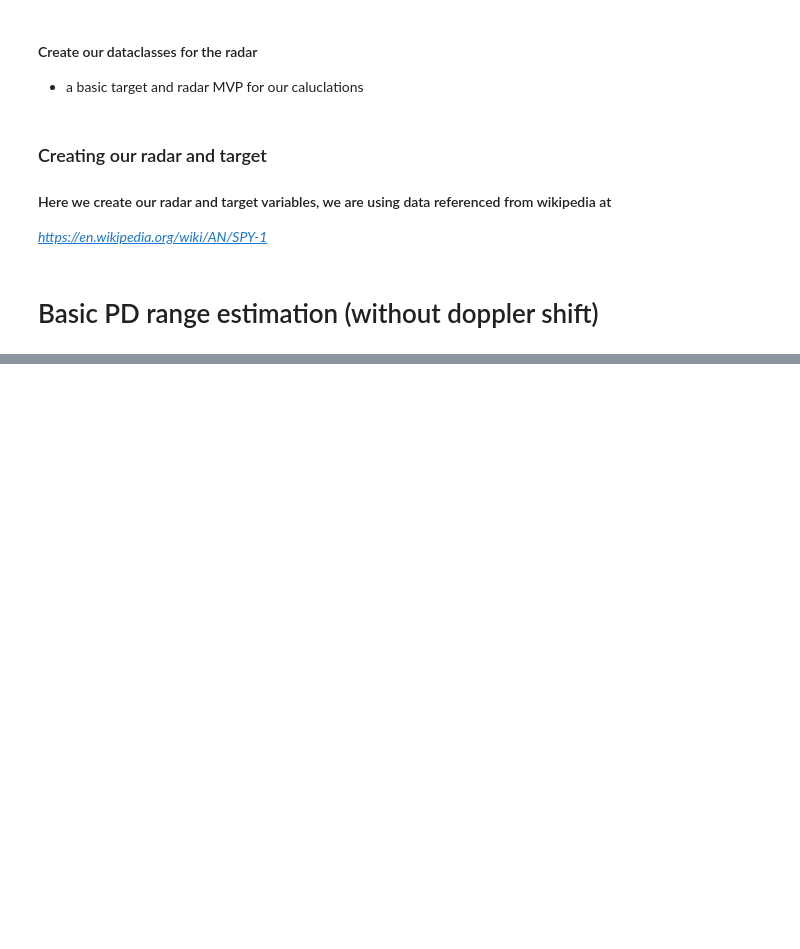
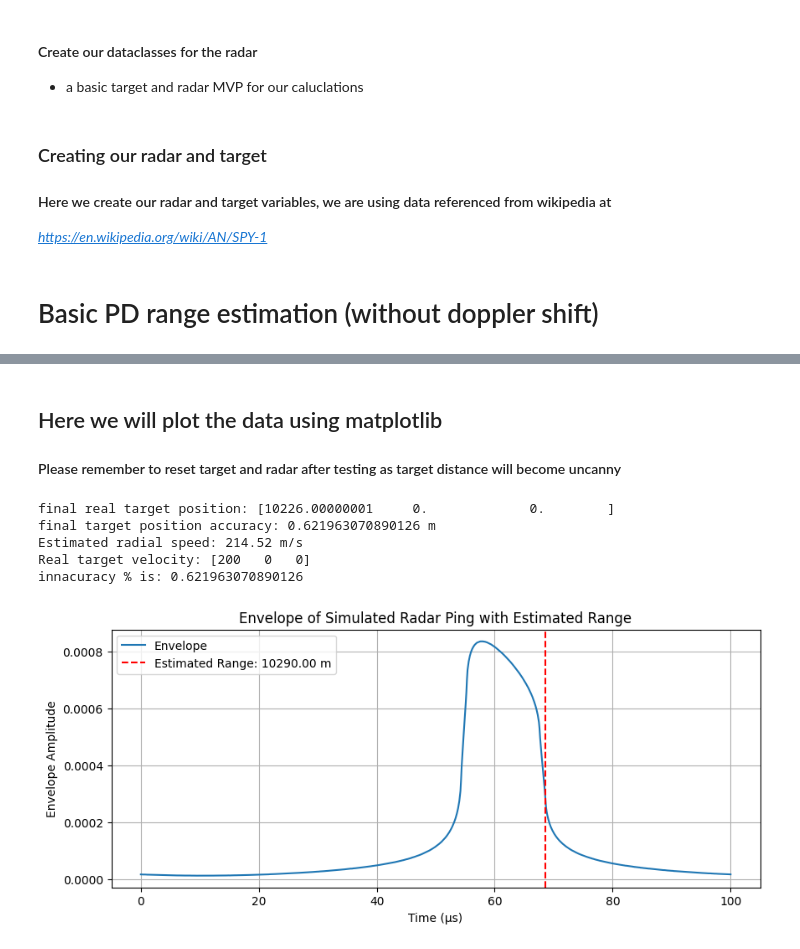
Before and after one commit to CasRepoClone/Pulse-Doppler-Simulation, a Jupyter notebook: notebooks/main.ipynb, the cells around one changed output, grey strips where cells are left out. Saved outputs shown, nothing was run; the diff lists cells and outputs as text; code cells hidden in the pictures; blank space fills up the shorter version.

Commit message:
added multiple pings

```diff
--- a/notebooks/main.ipynb
+++ b/notebooks/main.ipynb
@@ -136,7 +144,7 @@ target = Target(
     classification="aircraft",
     position=np.array([6000, 0, 0]),  # 6 km in front of origin (x=0, y=0, z=0)
     rcs=10.0,                         # Example RCS in m² (fighter-sized target)
-    velocity=np.array([600, 0, 0])    # 600 m/s along x-axis (approx 900 km/h
+    velocity=np.array([200, 0, 0])    # 200 m/s along x-axis
 )
 # %% [markdown]
 # Basic PD range estimation (without doppler shift)
@@ -184,0 +195,45 @@ plt.show()
+# %% [markdown]
+## Here we will plot the data using matplotlib
+#### Please remember to reset target and radar after testing as target distance will become uncanny
+# %%
+# calculate absolute error for x,y,z
+ranges_m = np.array(ranges)
+ping_times = np.array(ping_times)
+
+radial_velocity = (ranges_m[-1] - ranges_m[0]) / (ping_times[-1] - ping_times[0])
+ranges_m = [c * t_peak / 2 for t_peak in ranges]  # in meters
+
+# --- Position error (x-component only) ---
+pos_error = abs(target.position[0] - target_range)                 # absolute error in meters
+pos_error_percent = pos_error / abs(target_range) * 100            # percent error
+
+# --- Velocity error (x-component only) ---
+vel_error = abs(target.velocity[0] - radial_velocity)              # absolute error in m/s
+vel_error_percent = vel_error / abs(target.velocity[0]) * 100      # percent error
+
+print(f"final real target position: {target.position}")
+print(f"final target position accuracy: {inaccuracy_pos} m")
+
+print(f"Estimated radial speed: {radial_velocity:.2f} m/s")
+print(f"Real target velocity: {target.velocity}")
+print(f"innacuracy % is: {inaccuracy_pos}")
+
+
+# Plot the envelope and mark estimated range
+plt.figure(figsize=(10,4))
+plt.plot(t*1e6, mean_envelope, label='Envelope')
+plt.axvline(t_peak*1e6, color='r', linestyle='--',
+            label=f'Estimated Range: {target_range:.2f} m')
+plt.xlabel("Time (µs)")
+plt.ylabel("Envelope Amplitude")
+plt.title("Envelope of Simulated Radar Ping with Estimated Range")
+plt.grid(True)
+plt.legend()
+plt.show()
+# %% [output]
+final real target position: [10226.00000001     0.             0.        ]
+final target position accuracy: 0.621963070890126 m
+Estimated radial speed: 214.52 m/s
+Real target velocity: [200   0   0]
+innacuracy % is: 0.621963070890126
+[figure, added]
```
Also changed, not shown: parts of 2 cells of this notebook.
